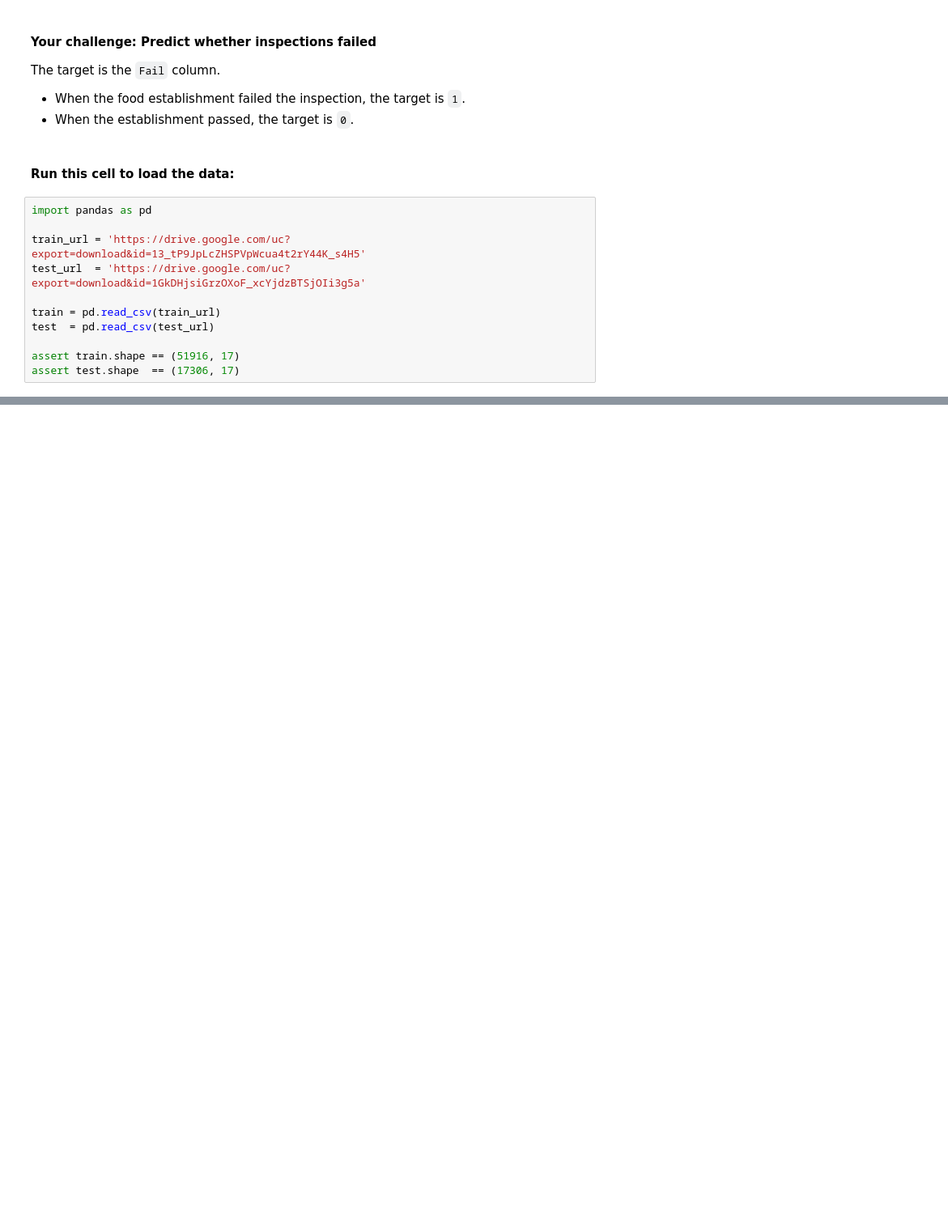
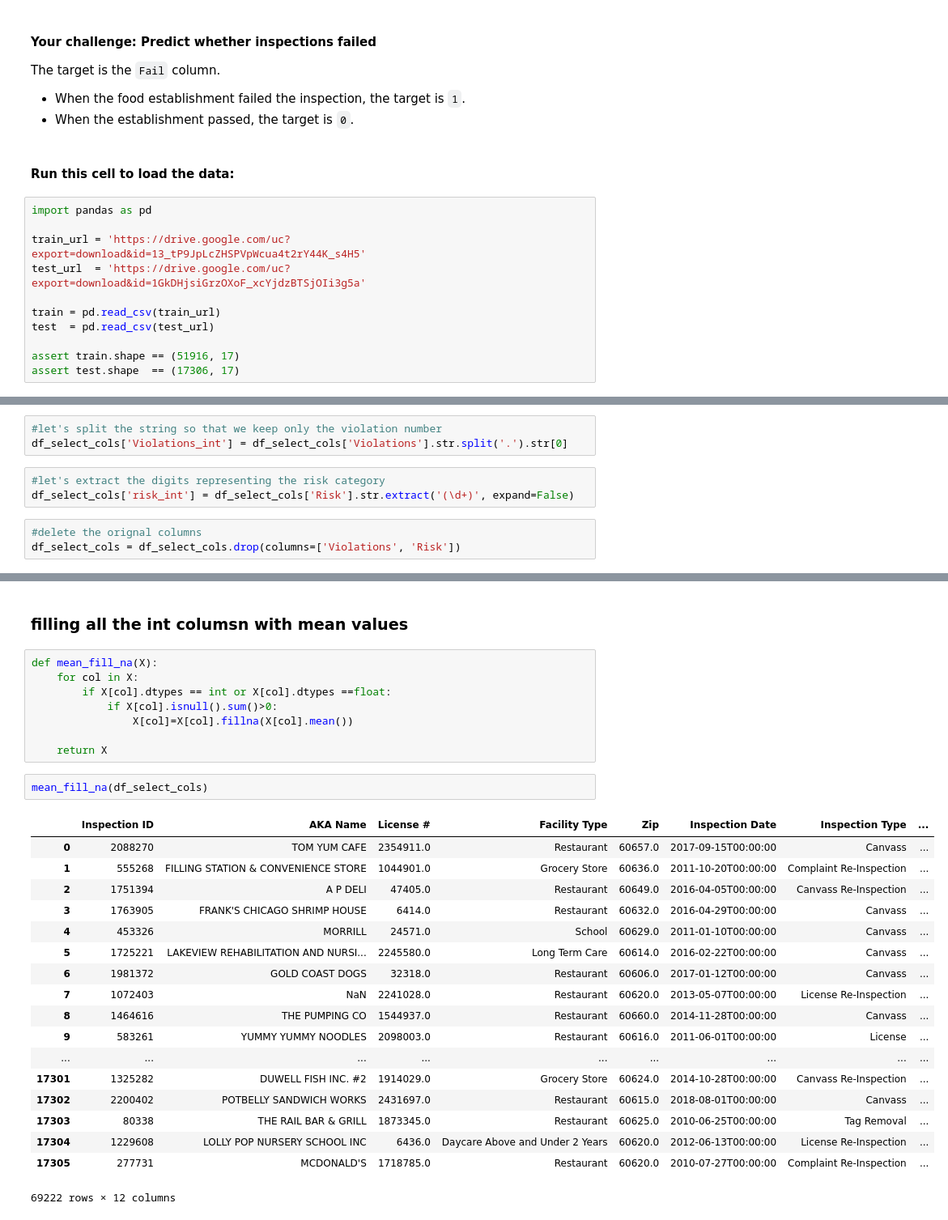
Before and after one commit to bloominstituteoftechnology/DS-Unit-4-Sprint-1-Tree-Ensembles, a Jupyter notebook: DS41SC.ipynb, the cells around one changed output, grey strips where cells are left out. Shown at 81% size. Saved outputs shown, nothing was run; the diff lists cells and outputs as text; blank space fills up the shorter version.

```diff
--- a/DS41SC.ipynb
+++ b/DS41SC.ipynb
@@ -30,0 +150,9 @@ assert test.shape  == (17306, 17)
+# %%
+#let's split the string so that we keep only the violation number
+df_select_cols['Violations_int'] = df_select_cols['Violations'].str.split('.').str[0]
+# %%
+#let's extract the digits representing the risk category
+df_select_cols['risk_int'] = df_select_cols['Risk'].str.extract('(\d+)', expand=False)
+# %%
+#delete the orignal columns
+df_select_cols = df_select_cols.drop(columns=['Violations', 'Risk'])
@@ -30,0 +200,31 @@ assert test.shape  == (17306, 17)
+# %% [markdown]
+### filling all the int columsn with mean values
+# %%
+def mean_fill_na(X):
+    for col in X:
+        if X[col].dtypes == int or X[col].dtypes ==float:
+            if X[col].isnull().sum()>0:
+                X[col]=X[col].fillna(X[col].mean())
+
+    return X
+# %%
+mean_fill_na(df_select_cols)
+# %% [output]
+|  | Inspection ID | AKA Name | License # | Facility Type | Zip | Inspection Date | Inspection Type | ... |
+| 0 | 2088270 | TOM YUM CAFE | 2354911.0 | Restaurant | 60657.0 | 2017-09-15T00:00:00 | Canvass | ... |
+| 1 | 555268 | FILLING STATION & CONVENIENCE STORE | 1044901.0 | Grocery Store | 60636.0 | 2011-10-20T00:00:00 | Complaint Re-Inspection | ... |
+| 2 | 1751394 | A P DELI | 47405.0 | Restaurant | 60649.0 | 2016-04-05T00:00:00 | Canvass Re-Inspection | ... |
+| 3 | 1763905 | FRANK'S CHICAGO SHRIMP HOUSE | 6414.0 | Restaurant | 60632.0 | 2016-04-29T00:00:00 | Canvass | ... |
+| 4 | 453326 | MORRILL | 24571.0 | School | 60629.0 | 2011-01-10T00:00:00 | Canvass | ... |
+| 5 | 1725221 | LAKEVIEW REHABILITATION AND NURSI... | 2245580.0 | Long Term Care | 60614.0 | 2016-02-22T00:00:00 | Canvass | ... |
+| 6 | 1981372 | GOLD COAST DOGS | 32318.0 | Restaurant | 60606.0 | 2017-01-12T00:00:00 | Canvass | ... |
+| 7 | 1072403 | NaN | 2241028.0 | Restaurant | 60620.0 | 2013-05-07T00:00:00 | License Re-Inspection | ... |
+| 8 | 1464616 | THE PUMPING CO | 1544937.0 | Restaurant | 60660.0 | 2014-11-28T00:00:00 | Canvass | ... |
+| 9 | 583261 | YUMMY YUMMY NOODLES | 2098003.0 | Restaurant | 60616.0 | 2011-06-01T00:00:00 | License | ... |
+| ... | ... | ... | ... | ... | ... | ... | ... | ... |
+| 17301 | 1325282 | DUWELL FISH INC. #2 | 1914029.0 | Grocery Store | 60624.0 | 2014-10-28T00:00:00 | Canvass Re-Inspection | ... |
+| 17302 | 2200402 | POTBELLY SANDWICH WORKS | 2431697.0 | Restaurant | 60615.0 | 2018-08-01T00:00:00 | Canvass | ... |
+| 17303 | 80338 | THE RAIL BAR & GRILL | 1873345.0 | Restaurant | 60625.0 | 2010-06-25T00:00:00 | Tag Removal | ... |
+| 17304 | 1229608 | LOLLY POP NURSERY SCHOOL INC | 6436.0 | Daycare Above and Under 2 Years | 60620.0 | 2012-06-13T00:00:00 | License Re-Inspection | ... |
+| 17305 | 277731 | MCDONALD'S | 1718785.0 | Restaurant | 60620.0 | 2010-07-27T00:00:00 | Complaint Re-Inspection | ... |
+69222 rows × 12 columns
```
Also changed, not shown: parts of 56 cells of this notebook.
